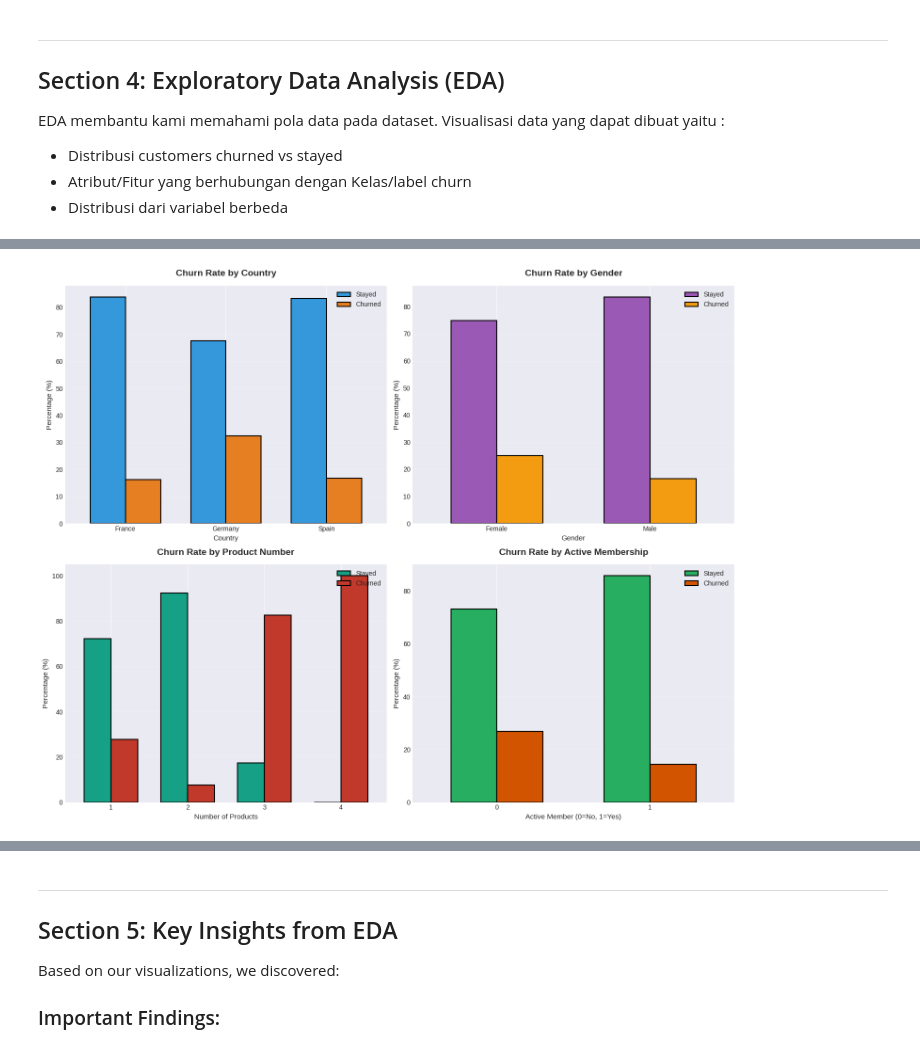
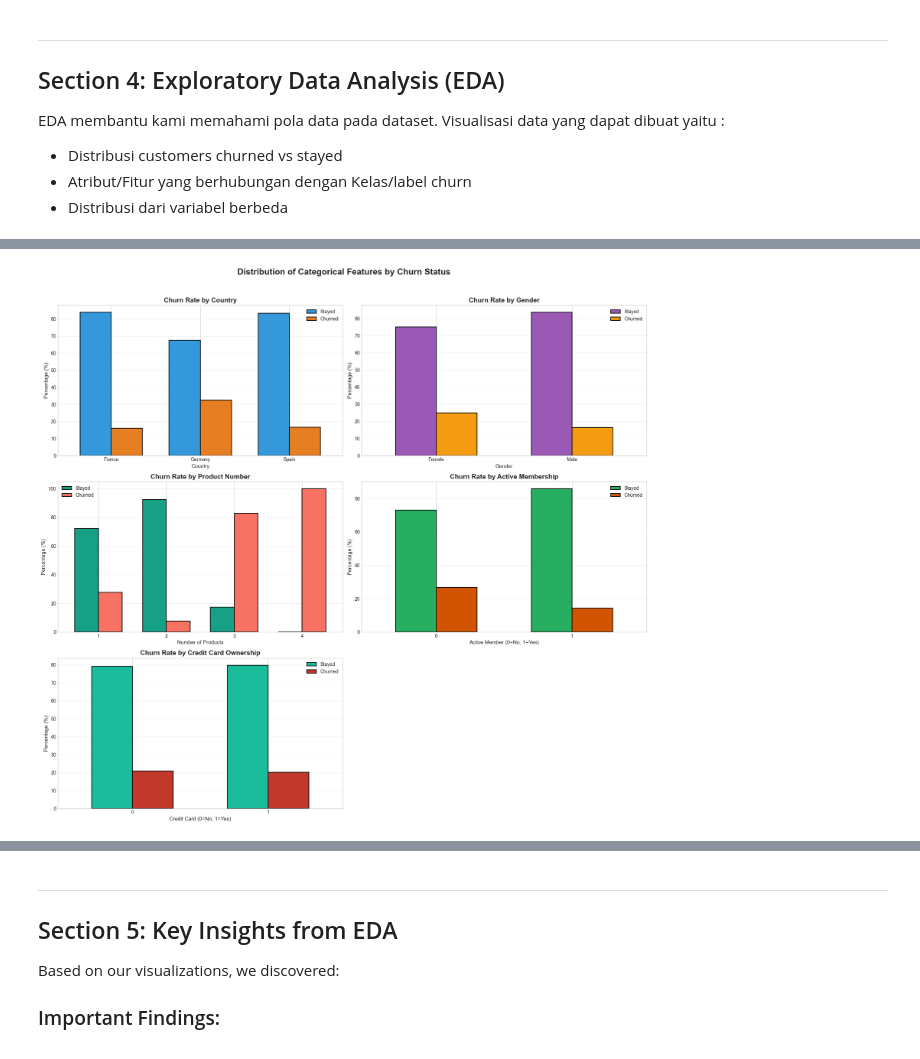
Before and after one commit to IzzahHuwaidah/RBL_Prediksi_Churn, a Jupyter notebook: dataset-customer-churn.ipynb, the cells around one changed output, grey strips where cells are left out. Cells and saved outputs as stored; diff of their text form; code cells hidden in the pictures.

```diff
--- a/dataset-customer-churn.ipynb
+++ b/dataset-customer-churn.ipynb
@@ -209,55 +228,87 @@ Churn Rate: 20.37%
 # %%
-# Style 2: Vibrant and Colorful
 plt.style.use('seaborn-v0_8-bright')
 
-fig, axes = plt.subplots(2, 2, figsize=(15, 12))
+fig, axes = plt.subplots(3, 2, figsize=(18, 16))
 
-# 1. Churn by Country
+# --- 1. Churn by Country ---
 country_churn = pd.crosstab(df['country'], df['churn'], normalize='index') * 100
-country_churn.plot(kind='bar', ax=axes[0, 0], color=['#3498db', '#e67e22'],
+country_churn.plot(kind='bar', ax=axes[0, 0],
+                   color=['#3498db', '#e67e22'],
                    width=0.7, edgecolor='black', linewidth=1.5)
-axes[0, 0].set_title('Churn Rate by Country', fontsize=14, fontweight='bold', pad=15)
+
+axes[0, 0].set_title('Churn Rate by Country', fontsize=14, fontweight='bold')
 axes[0, 0].set_xlabel('Country', fontsize=11)
 axes[0, 0].set_ylabel('Percentage (%)', fontsize=11)
-axes[0, 0].legend(['Stayed', 'Churned'], loc='upper right')
+axes[0, 0].legend(['Stayed', 'Churned'])
 axes[0, 0].set_xticklabels(axes[0, 0].get_xticklabels(), rotation=0)
 axes[0, 0].grid(axis='y', alpha=0.3)
 
-# 2. Churn by Gender
+
+# --- 2. Churn by Gender ---
 gender_churn = pd.crosstab(df['gender'], df['churn'], normalize='index') * 100
-gender_churn.plot(kind='bar', ax=axes[0, 1], color=['#9b59b6', '#f39c12'],
+gender_churn.plot(kind='bar', ax=axes[0, 1],
+                  color=['#9b59b6', '#f39c12'],
                   width=0.6, edgecolor='black', linewidth=1.5)
-axes[0, 1].set_title('Churn Rate by Gender', fontsize=14, fontweight='bold', pad=15)
+
+axes[0, 1].set_title('Churn Rate by Gender', fontsize=14, fontweight='bold')
 axes[0, 1].set_xlabel('Gender', fontsize=11)
 axes[0, 1].set_ylabel('Percentage (%)', fontsize=11)
-axes[0, 1].legend(['Stayed', 'Churned'], loc='upper right')
+axes[0, 1].legend(['Stayed', 'Churned'])
 axes[0, 1].set_xticklabels(axes[0, 1].get_xticklabels(), rotation=0)
 axes[0, 1].grid(axis='y', alpha=0.3)
 
-# 3. Churn by Number of Products
+
+# --- 3. Churn by Number of Products ---
 products_churn = pd.crosstab(df['products_number'], df['churn'], normalize='index') * 100
-products_churn.plot(kind='bar', ax=axes[1, 0], color=['#16a085', '#c0392b'],
+products_churn.plot(kind='bar', ax=axes[1, 0],
+                    color=['#16a085', "#f77263"],
                     width=0.7, edgecolor='black', linewidth=1.5)
-axes[1, 0].set_title('Churn Rate by Product Number', fontsize=14, fontweight='bold', pad=15)
+
+axes[1, 0].set_title('Churn Rate by Product Number', fontsize=14, fontweight='bold')
 axes[1, 0].set_xlabel('Number of Products', fontsize=11)
 axes[1, 0].set_ylabel('Percentage (%)', fontsize=11)
-axes[1, 0].legend(['Stayed', 'Churned'], loc='upper right')
+axes[1, 0].legend(['Stayed', 'Churned'])
 axes[1, 0].set_xticklabels(axes[1, 0].get_xticklabels(), rotation=0)
 axes[1, 0].grid(axis='y', alpha=0.3)
 
-# 4. Churn by Active Membership
+
+# --- 4. Churn by Active Membership ---
 active_churn = pd.crosstab(df['active_member'], df['churn'], normalize='index') * 100
-active_churn.plot(kind='bar', ax=axes[1, 1], color=['#27ae60', '#d35400'],
+active_churn.plot(kind='bar', ax=axes[1, 1],
+                  color=['#27ae60', '#d35400'],
                   width=0.6, edgecolor='black', linewidth=1.5)
-axes[1, 1].set_title('Churn Rate by Active Membership', fontsize=14, fontweight='bold', pad=15)
+
+axes[1, 1].set_title('Churn Rate by Active Membership', fontsize=14, fontweight='bold')
 axes[1, 1].set_xlabel('Active Member (0=No, 1=Yes)', fontsize=11)
 axes[1, 1].set_ylabel('Percentage (%)', fontsize=11)
-axes[1, 1].legend(['Stayed', 'Churned'], loc='upper right')
+axes[1, 1].legend(['Stayed', 'Churned'])
 axes[1, 1].set_xticklabels(axes[1, 1].get_xticklabels(), rotation=0)
 axes[1, 1].grid(axis='y', alpha=0.3)
 
+
+# --- 5. Churn by Credit Card ---
+cc_churn = pd.crosstab(df['credit_card'], df['churn'], normalize='index') * 100
+cc_churn.plot(kind='bar', ax=axes[2, 0],
+              color=['#1abc9c', '#c0392b'],
+              width=0.6, edgecolor='black', linewidth=1.5)
+
+axes[2, 0].set_title('Churn Rate by Credit Card Ownership', fontsize=14, fontweight='bold')
+axes[2, 0].set_xlabel('Credit Card (0=No, 1=Yes)', fontsize=11)
+axes[2, 0].set_ylabel('Percentage (%)', fontsize=11)
+axes[2, 0].legend(['Stayed', 'Churned'])
+axes[2, 0].set_xticklabels(axes[2, 0].get_xticklabels(), rotation=0)
+axes[2, 0].grid(axis='y', alpha=0.3)
+
+
+# Slot terakhir (axes[2,1]) dibiarkan kosong atau bisa dihapus
+axes[2, 1].axis('off')
+
+
+fig.suptitle('Distribution of Categorical Features by Churn Status',
+             fontsize=18, fontweight='bold', y=1.02)
+
 plt.tight_layout()
-plt.savefig('2_categorical_analysis.png', dpi=300, bbox_inches='tight')
+plt.savefig('2_categorical_analysis_full.png', dpi=300, bbox_inches='tight')
 plt.show()
 # %% [output]
-[figure, old version]
+[figure, new version]
```
Also changed, not shown: parts of 21 cells of this notebook.
